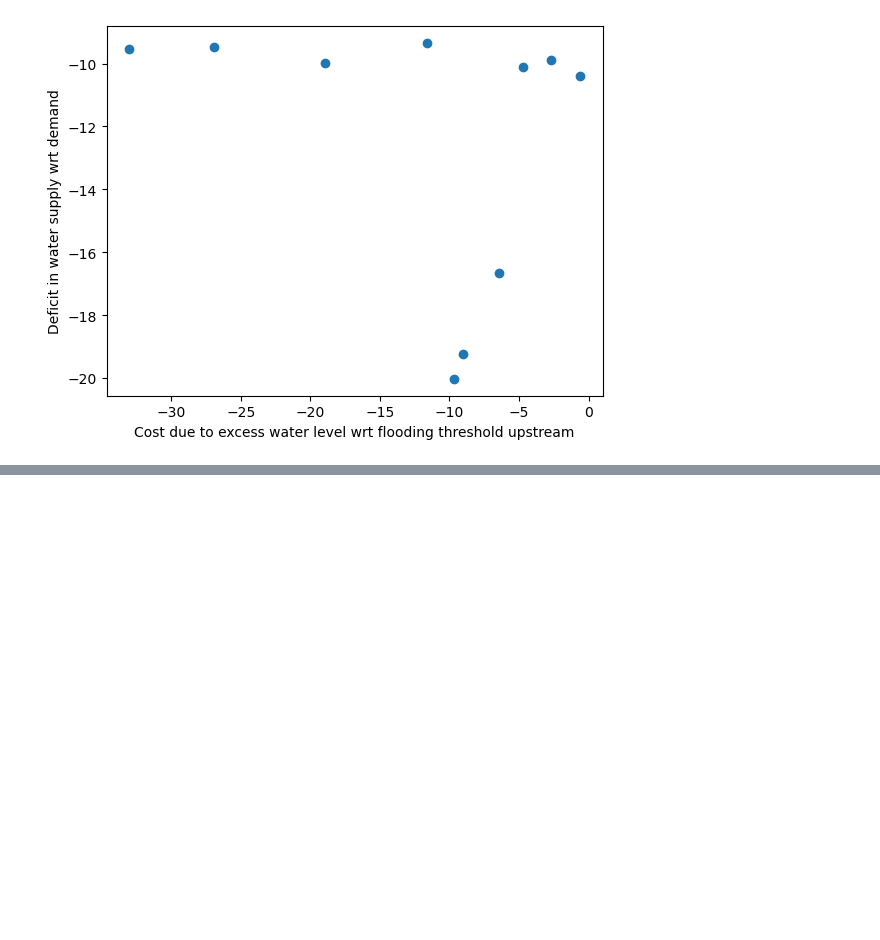
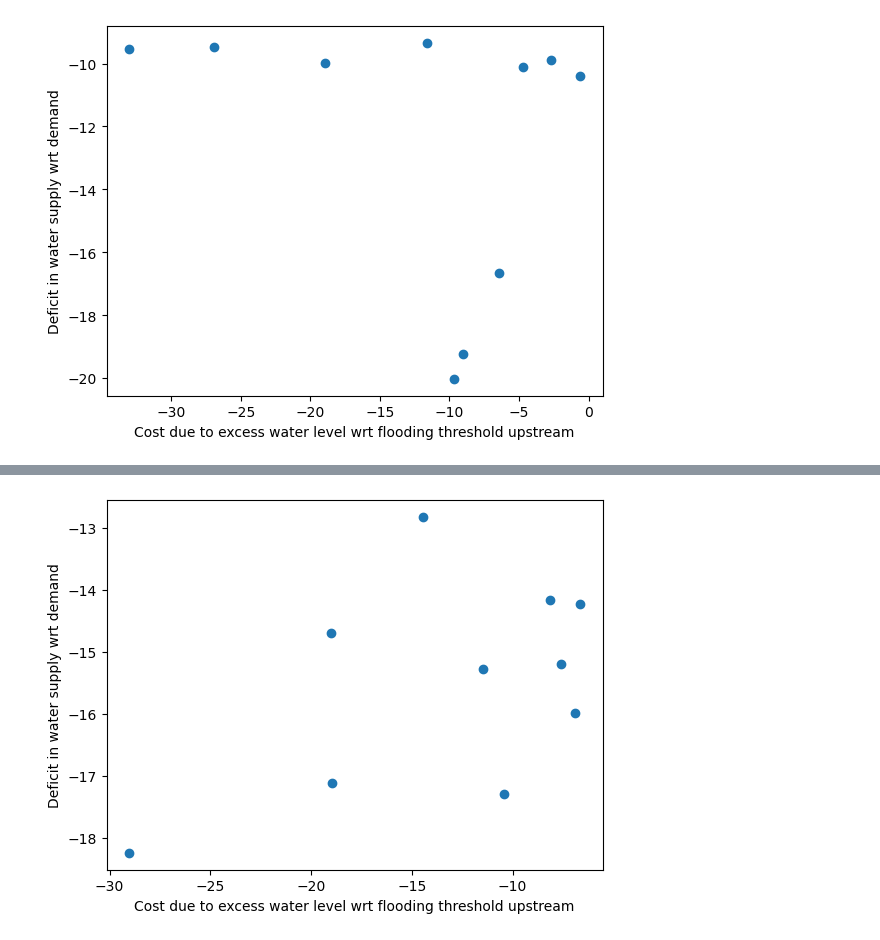
Before and after one commit to liammertens/water-resource-management, a Jupyter notebook: PCN/main.ipynb, the cells around one changed output, grey strips where cells are left out. Saved outputs shown, nothing was run; the diff lists cells and outputs as text; code cells hidden in the pictures; blank space fills up the shorter version.

```diff
--- a/PCN/main.ipynb
+++ b/PCN/main.ipynb
@@ -307,0 +153,4 @@ plot_pf('./noise5_decay_largeScaling.csv')
+# %%
+plot_pf('./noise5_pen_originalEnv.csv')
+# %% [output]
+[figure, added]
```
Also changed, not shown: parts of 18 cells of this notebook, 2 other files.
